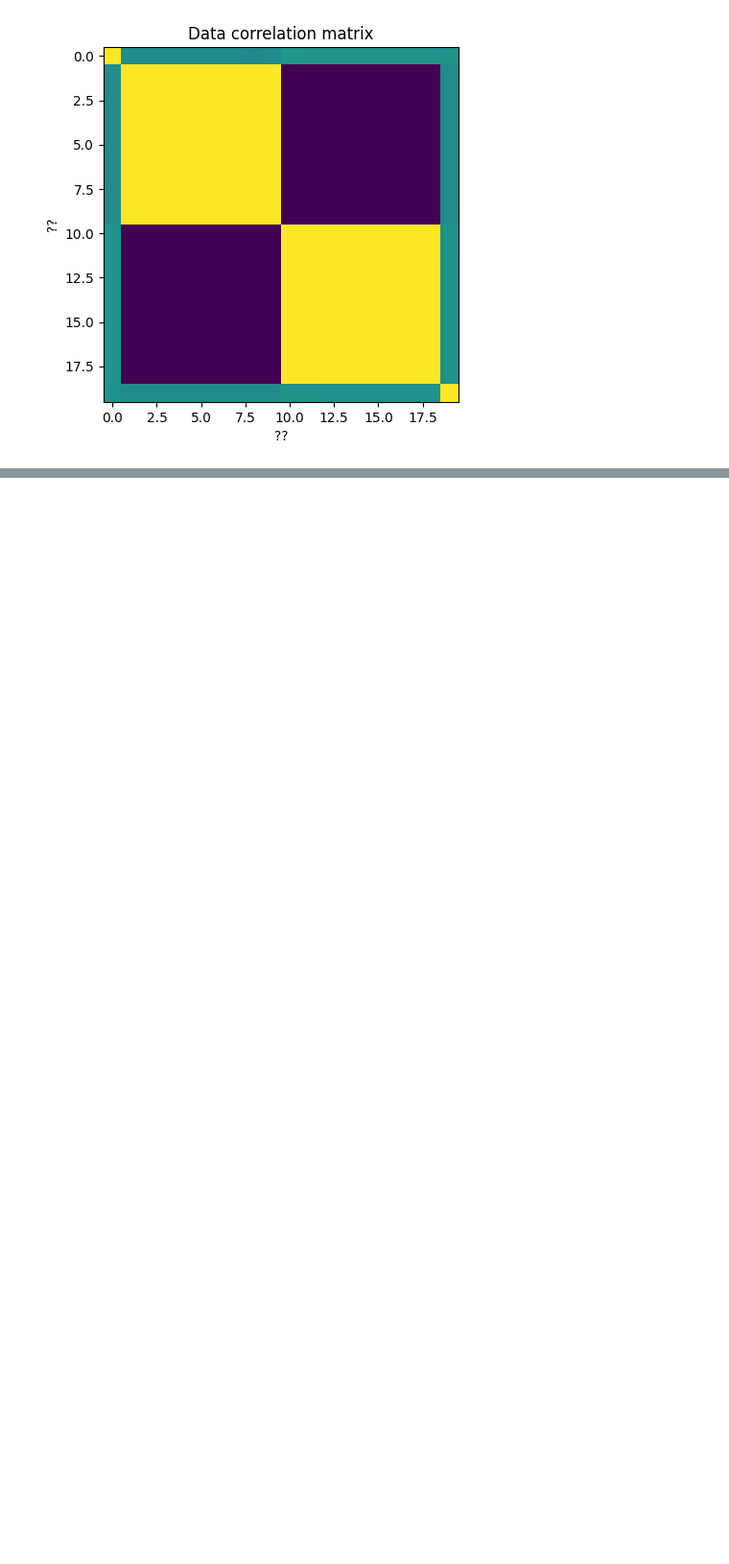
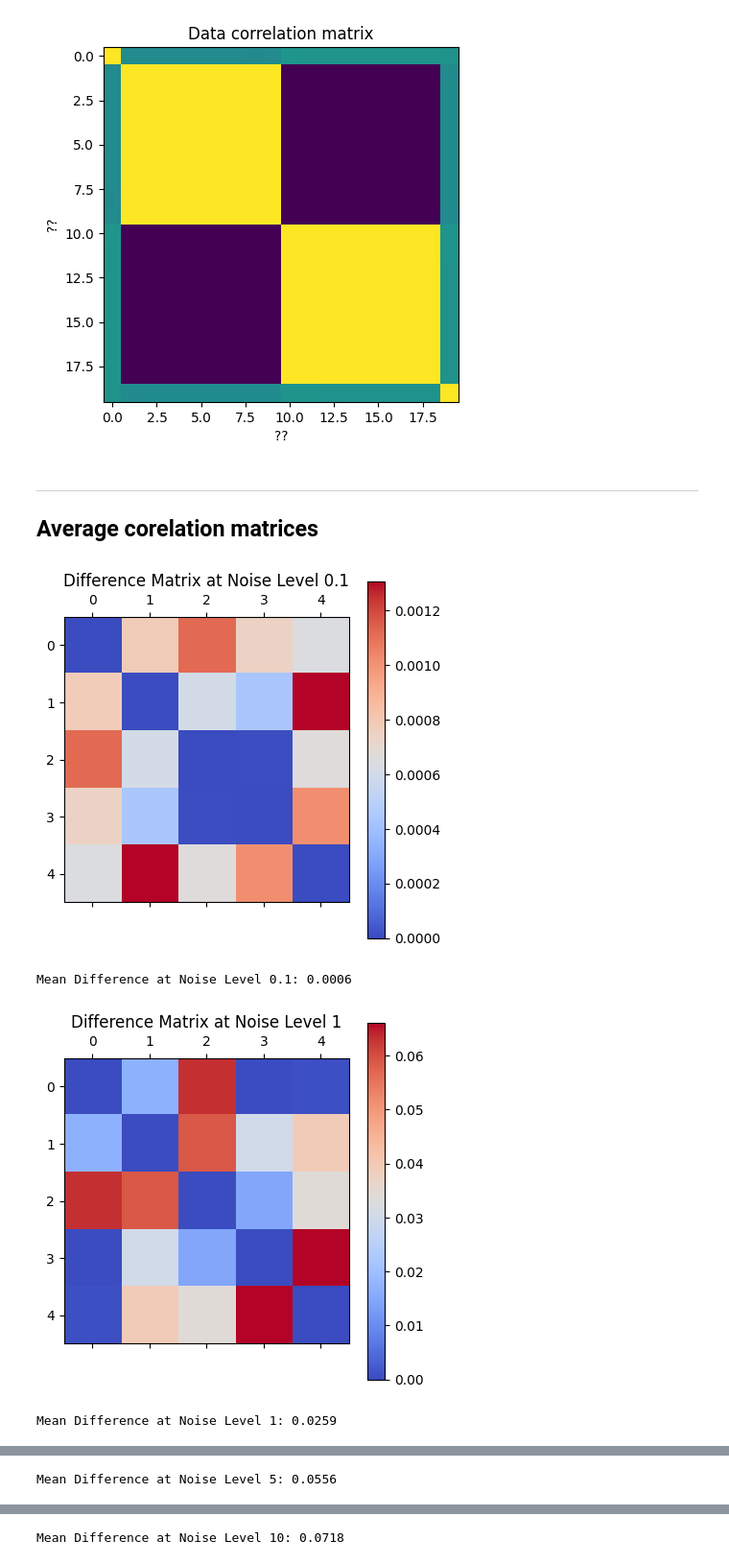
Before and after one commit to SiracencoSerghei/Statistics_and_ML, a Jupyter notebook: 2.8_correlation/stats_corr_corrMatrix.ipynb, the cells around one changed output, grey strips where cells are left out. Shown at 96% size. Drawn from its saved outputs; the diff is of its cells as text; code cells hidden in the pictures; blank space fills up the shorter version.

Commit message:
average correlation matrices

```diff
--- a/2.8_correlation/stats_corr_corrMatrix.ipynb
+++ b/2.8_correlation/stats_corr_corrMatrix.ipynb
@@ -74,3 +74,7 @@ plt.ylabel('??')
 plt.show()
 # %% [output]
 [figure]
+# %% [markdown]
+---
+Average corelation matrices
+---
@@ -76,0 +84,71 @@ plt.show()
+# %%
+
+# Parameters
+n_samples = 100  # Number of samples in each dataset
+n_features = 5   # Number of features (dimensions)
+noise_levels = [0.1, 1, 5, 10]  # Different noise levels to experiment with
+
+# Set seed for reproducibility
+np.random.seed(0)
+
+# Generate baseline (noiseless) data
+baseline_data = np.random.normal(0, 1, (n_samples, n_features))
+
+# Dictionary to store correlation matrices for each noise level
+results = {}
+
+# Loop over each noise level
+for noise_level in noise_levels:
+    # List to store noisy datasets at the current noise level
+    datasets = []
+
+    # Generate 20 noisy datasets
+    for _ in range(20):
+        # Generate noise and scale it by the current noise level
+        noise = np.random.normal(0, 1, (n_samples, n_features)) * noise_level
+        # Create noisy dataset by adding noise to the baseline data
+        noisy_data = baseline_data + noise
+        datasets.append(noisy_data)
+
+    # 1. Average the datasets and calculate the correlation matrix
+    avg_data = np.mean(datasets, axis=0)
+    correlation_matrix_avg_data = np.corrcoef(avg_data, rowvar=False)
+
+    # 2. Calculate the correlation matrix for each dataset individually and then average them
+    correlation_matrices = [np.corrcoef(data, rowvar=False) for data in datasets]
+    correlation_matrix_avg_corr = np.mean(correlation_matrices, axis=0)
+
+    # Store both correlation matrices in the results dictionary
+    results[noise_level] = {
+        "correlation_matrix_avg_data": correlation_matrix_avg_data,
+        "correlation_matrix_avg_corr": correlation_matrix_avg_corr,
+    }
+
+# Function to plot the difference matrix between the two correlation methods
+def plot_difference_matrix(matrix1, matrix2, title):
+    # Calculate the absolute difference
+    difference_matrix = np.abs(matrix1 - matrix2)
+
+    # Plot the difference matrix
+    plt.matshow(difference_matrix, cmap='coolwarm')
+    plt.colorbar()
+    plt.title(title)
+    plt.show()
+
+# Plot the difference matrices and compute the mean difference for each noise level
+for noise_level in noise_levels:
+    matrix_avg_data = results[noise_level]["correlation_matrix_avg_data"]
+    matrix_avg_corr = results[noise_level]["correlation_matrix_avg_corr"]
+
+    # Plot difference between averaged data correlation and averaged correlation matrices
+    plot_difference_matrix(matrix_avg_data, matrix_avg_corr,
+                           title=f"Difference Matrix at Noise Level {noise_level}")
+
+    # Calculate and print the mean difference
+    mean_difference = np.mean(np.abs(matrix_avg_data - matrix_avg_corr))
+    print(f"Mean Difference at Noise Level {noise_level}: {mean_difference:.4f}")
+# %% [output]
+[figure, added]
+Mean Difference at Noise Level 0.1: 0.0006
+[figure, added]
+Mean Difference at Noise Level 1: 0.0259
@@ -76,0 +156 @@ plt.show()
+Mean Difference at Noise Level 5: 0.0556
@@ -76,0 +158 @@ plt.show()
+Mean Difference at Noise Level 10: 0.0718
```
Also changed, not shown: parts of 2 cells of this notebook.
